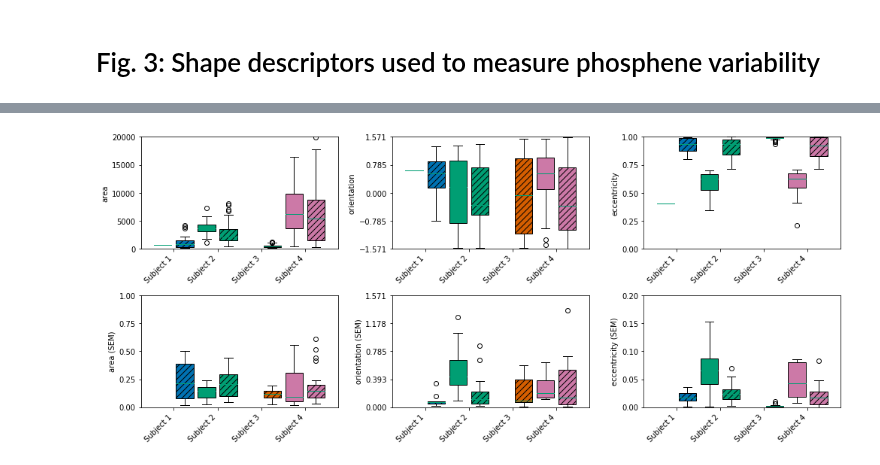
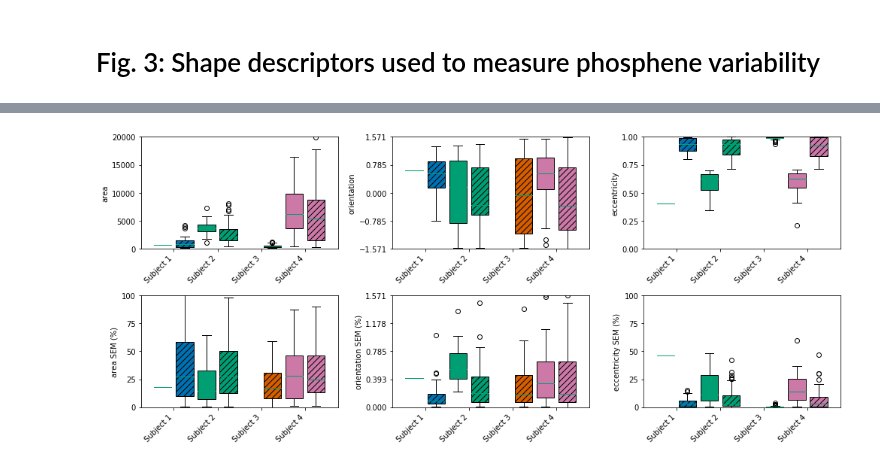
Before and after one commit to VisCog/ArgusShapes, a Jupyter notebook: figures/fig3-shape-descriptors.ipynb, the cells around one changed output, grey strips where cells are left out. Cells and saved outputs as stored; diff of their text form; code cells hidden in the pictures.

Commit message:
split shape descriptors along compact/elongated

```diff
--- a/figures/fig3-shape-descriptors.ipynb
+++ b/figures/fig3-shape-descriptors.ipynb
@@ -30,50 +30,50 @@ fig, axes = plt.subplots(nrows=2, ncols=len(descriptors), figsize=(14, 6))
 
 ylimits = [[0, 20000], [-np.pi/2, np.pi/2], [0, 1]]
 for ax, desc, ylim in zip(axes[0], descriptors, ylimits):
     for s, (subject, color) in enumerate(zip(subjects, colors)):
         Xys = Xy[Xy.subject == subject]
-        idx_compact = Xys.eccentricity < np.sqrt(0.5) #Xys.eccentricity.median()
+        idx_compact = Xys.eccentricity < np.sqrt(0.5)
         bp = ax.boxplot([Xys.loc[idx_compact, desc],
                         Xys.loc[~idx_compact, desc]],
                        positions=[s, s + 0.5], widths=0.4, patch_artist=True)
-#         bp['boxes'][0].set_hatch('\\\\')
         bp['boxes'][1].set_hatch('///')
         [patch.set_facecolor(color) for patch in bp['boxes']]
         [patch.set_edgecolor('k') for patch in bp['boxes']]
     ax.set_xlim(-0.5, 4)
     ax.set_xticks(np.arange(len(subjects)) + 0.25)
     ax.set_xticklabels([s.replace("S", "Subject ") for s in subjects], ha='right', rotation=45)
     ax.set_ylim(*ylim)
     ax.set_yticks(np.linspace(*ylim, num=5))
     ax.set_ylabel(desc)
 
-ylimits = [[0, 1], [0, np.pi/2], [0, 0.2]]
+ylimits = [[0, 100], [0, np.pi/2], [0, 100]]
 for ax, desc, ylim in zip(axes[1], descriptors, ylimits):
     for s, (subject, color) in enumerate(zip(subjects, colors)):
         Xys = Xy[Xy.subject == subject]
-        idx_compact = Xys.eccentricity < np.sqrt(0.5) #Xys.eccentricity.median()
-        comp = Xys.loc[idx_compact, ['electrode', desc]].groupby('electrode')
-        elon = Xys.loc[~idx_compact, ['electrode', desc]].groupby('electrode')
-        if desc == 'area':
-            bp = ax.boxplot([(comp.sem() / comp.mean()).dropna().values,
-                             (elon.sem() / elon.mean()).dropna().values],
-                             positions=[s, s + 0.5], widths=0.4, patch_artist=True)
-        else:
-            bp = ax.boxplot([comp.sem().dropna().values,
-                             elon.sem().dropna().values],
-                             positions=[s, s + 0.5], widths=0.4, patch_artist=True)
-#         bp['boxes'][0].set_hatch('\\\\')
-        bp['boxes'][1].set_hatch('///')
-        [patch.set_facecolor(color) for patch in bp['boxes']]
-        [patch.set_edgecolor('k') for patch in bp['boxes']]
+        idx_compact = Xys.eccentricity < np.sqrt(0.5)
+
+        for i, idx in enumerate([idx_compact, ~idx_compact]):
+            vals = []
+            for _, row in Xys.loc[idx, :].iterrows():
+                mu = Xys.loc[Xys.electrode == row['electrode'], desc].mean()
+                if desc == 'orientation':
+                    vals.append(np.abs(row[desc] - mu))
+                else:
+                    vals.append(np.abs((row[desc] - mu) / mu) * 100)
+            bp = ax.boxplot([vals], positions=[s + i * 0.5], widths=0.4, patch_artist=True)
+            [patch.set_facecolor(color) for patch in bp['boxes']]
+            [patch.set_edgecolor('k') for patch in bp['boxes']]
+            if i == 1:
+                bp['boxes'][0].set_hatch('///')
+
     ax.set_xlim(-0.5, 4)
     ax.set_xticks(np.arange(len(subjects)) + 0.25)
     ax.set_xticklabels([s.replace("S", "Subject ") for s in subjects], ha='right', rotation=45)
     ax.set_ylim(*ylim)
     ax.set_yticks(np.linspace(*ylim, num=5))
-    ax.set_ylabel(desc + ' (SEM)')
+    ax.set_ylabel(desc + ' SEM (%)')
 
 fig.tight_layout()
 fig.savefig('fig3-shape-descriptors.eps')
 # %% [output]
-[figure, old version]
+[figure, new version]
```
Also changed, not shown: parts of 1 cell of this notebook.
